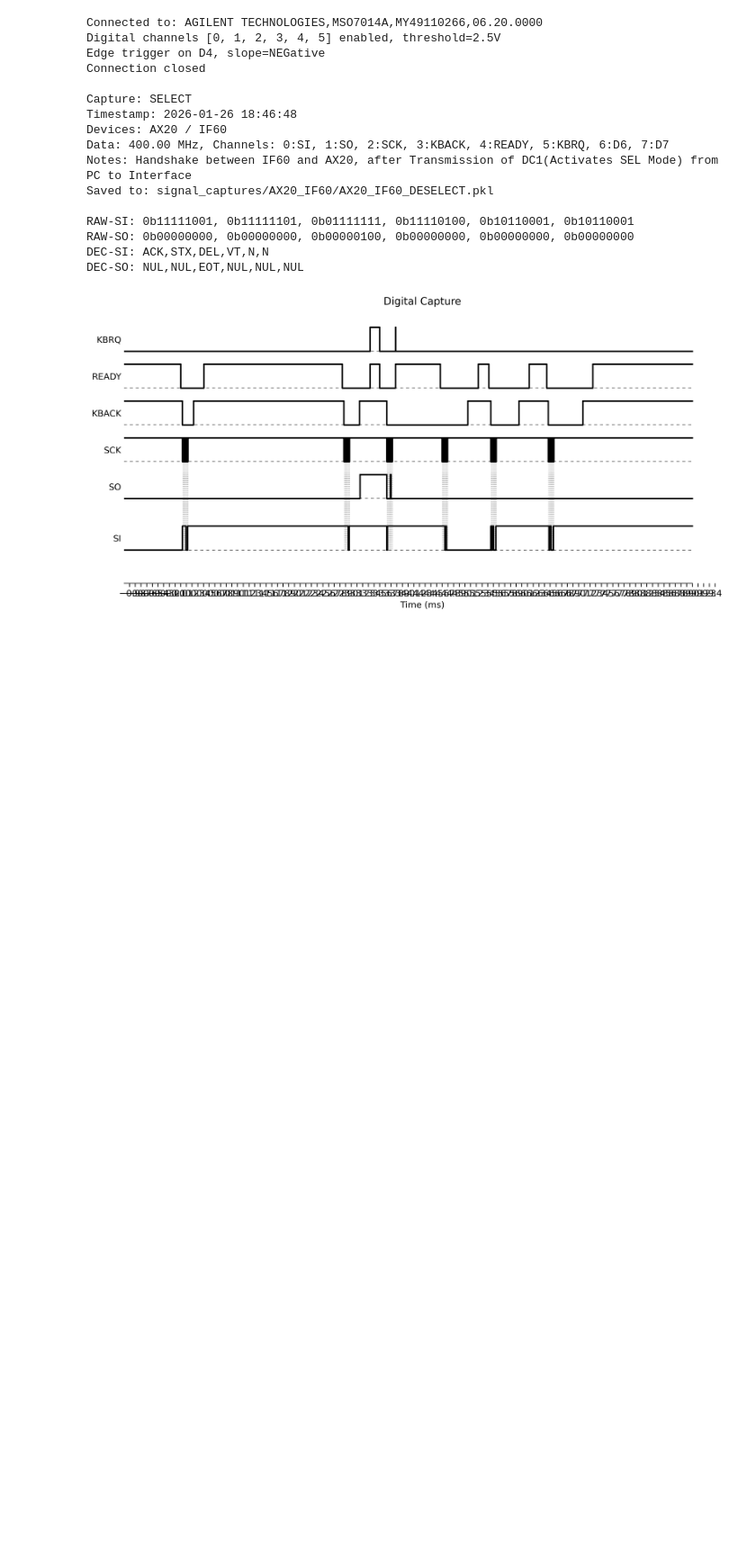
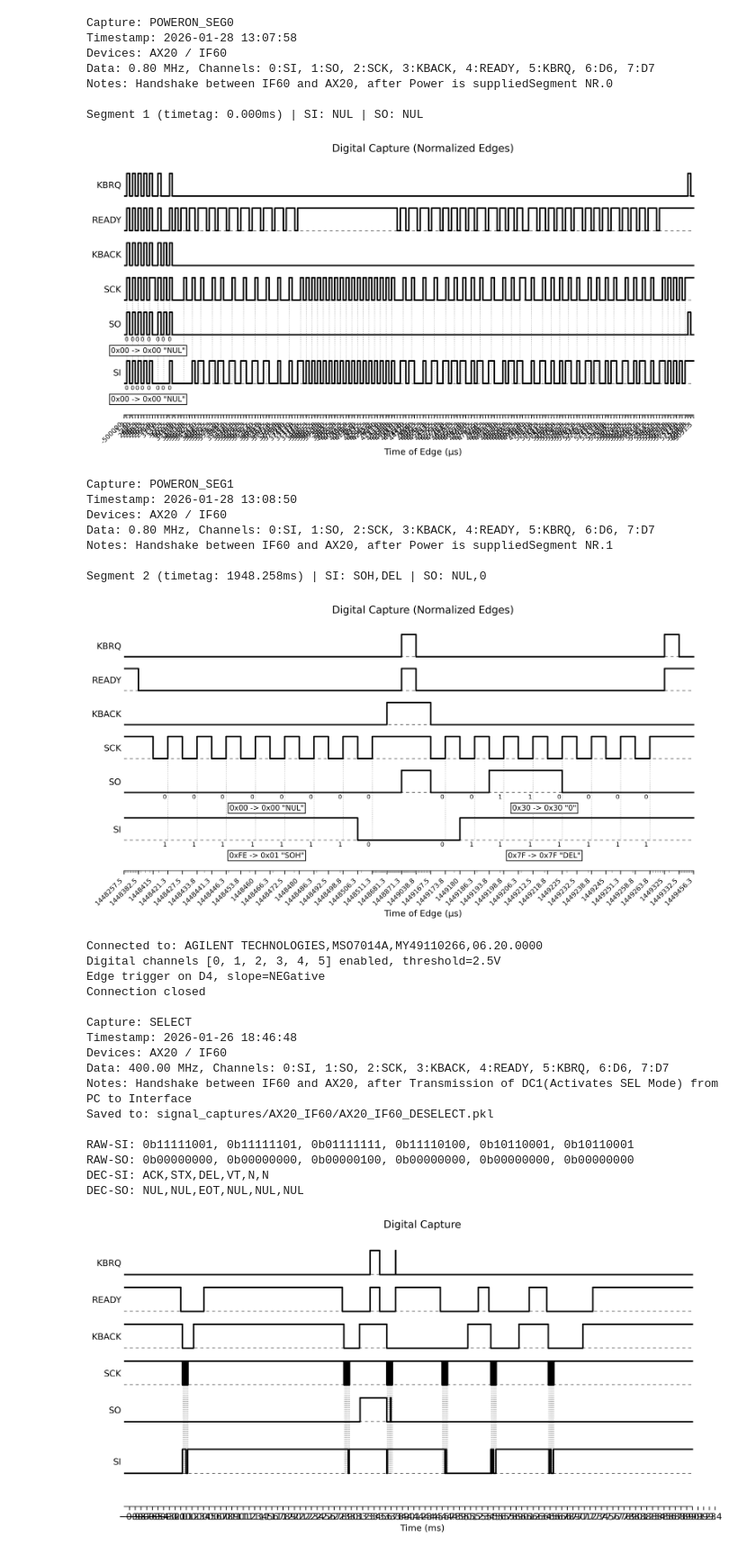
Before and after one commit to LooksLikeThomas/brother-serial-interface-adapter, a Jupyter notebook: protocol-analysis/measure_AX20_IF60.ipynb, the cells around one changed output. Shown at 90% size. Drawn from its saved outputs; the diff is of its cells as text; code cells hidden in the pictures; blank space fills up the shorter version.

Commit message:
✨ Add AX20 IF60 Power On Handshake Measurement

```diff
--- a/protocol-analysis/measure_AX20_IF60.ipynb
+++ b/protocol-analysis/measure_AX20_IF60.ipynb
@@ -61,3 +98,63 @@ def setup_scope(time_scale=1.5e-4, delay=4.5e-4, trigger_channel=4, trigger_slop
+# %%
+# Split Capture into segments
+for seg_idx, segment_data in enumerate(captured_segments):
+    time_data, packed, channel_data, timetag = segment_data
+
+    # Create structured Capture with metadata
+    capture = Capture.from_scope_data(
+        time_data, packed, channel_data,
+        typewriter=TYPEWRITER,
+        interface=INTERFACE,
+        name=NAME + f"_SEG{seg_idx}",
+        info=INFO + f"Segment NR.{seg_idx}",
+        keyboard_setting=KEYBOARD,
+        interface_dip_switches=DIP_SWITCHES
+    )
+
+    # Print Captrure Info
+    print(f"\n{capture.get_info()}")
+    # Save Capture to file
+    # filepath = capture.save(directory=f"./signal_captures/{TYPEWRITER}_{INTERFACE}")
+    # print(f"Saved to: {filepath}\n")
+
+    # Decode the data
+    raw_decoder = RawDecoder(channel_data, time_data)
+    raw_si = raw_decoder.decode(data_ch=0)
+    raw_so = raw_decoder.decode(data_ch=1)
+
+    decoded_si = BrotherSerialDecoder(raw_si).decode()
+    decoded_so = BrotherSerialDecoder(raw_so).decode()
+
+    # Build annotations
+    annotations = (
+        decoded_si.to_annotations(include_bits=True) +
+        decoded_so.to_annotations(include_bits=True)
+    )
+
+    # Print segment info
+    si_str = decoded_si.as_ascii() if len(decoded_si) > 0 else "none"
+    so_str = decoded_so.as_ascii() if len(decoded_so) > 0 else "none"
+    print(f"\nSegment {seg_idx + 1} (timetag: {timetag*1000:.3f}ms) | SI: {si_str} | SO: {so_str}")
+
+    # Plot with annotations
+    plot_digital_normalized(time_data, channel_data, annotations=annotations)
+# %% [output]
+Capture: POWERON_SEG0
+Timestamp: 2026-01-28 13:07:58
+Devices: AX20 / IF60
+Data: 0.80 MHz, Channels: 0:SI, 1:SO, 2:SCK, 3:KBACK, 4:READY, 5:KBRQ, 6:D6, 7:D7
+Notes: Handshake between IF60 and AX20, after Power is suppliedSegment NR.0
+
+Segment 1 (timetag: 0.000ms) | SI: NUL | SO: NUL
+[figure, added]
+Capture: POWERON_SEG1
+Timestamp: 2026-01-28 13:08:50
+Devices: AX20 / IF60
+Data: 0.80 MHz, Channels: 0:SI, 1:SO, 2:SCK, 3:KBACK, 4:READY, 5:KBRQ, 6:D6, 7:D7
+Notes: Handshake between IF60 and AX20, after Power is suppliedSegment NR.1
+
+Segment 2 (timetag: 1948.258ms) | SI: SOH,DEL | SO: NUL,0
+[figure, added]
 # %%
 # Capture Select
 # START WITH INTERFACE IN DESELECTED STATE AND TYPEWRITER POWERED OFF AND ON BEFORE!
```
Also changed, not shown: parts of 1 cell of this notebook.
